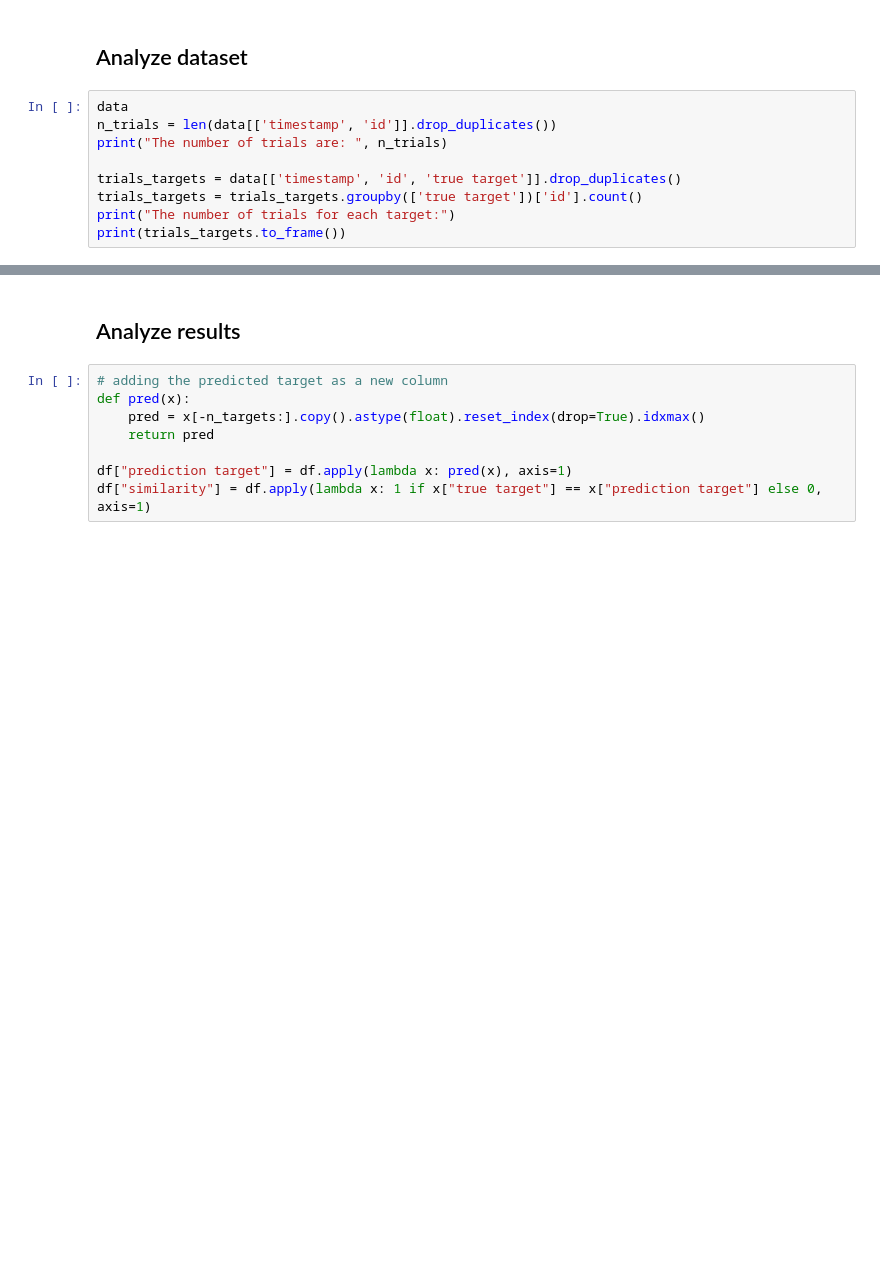
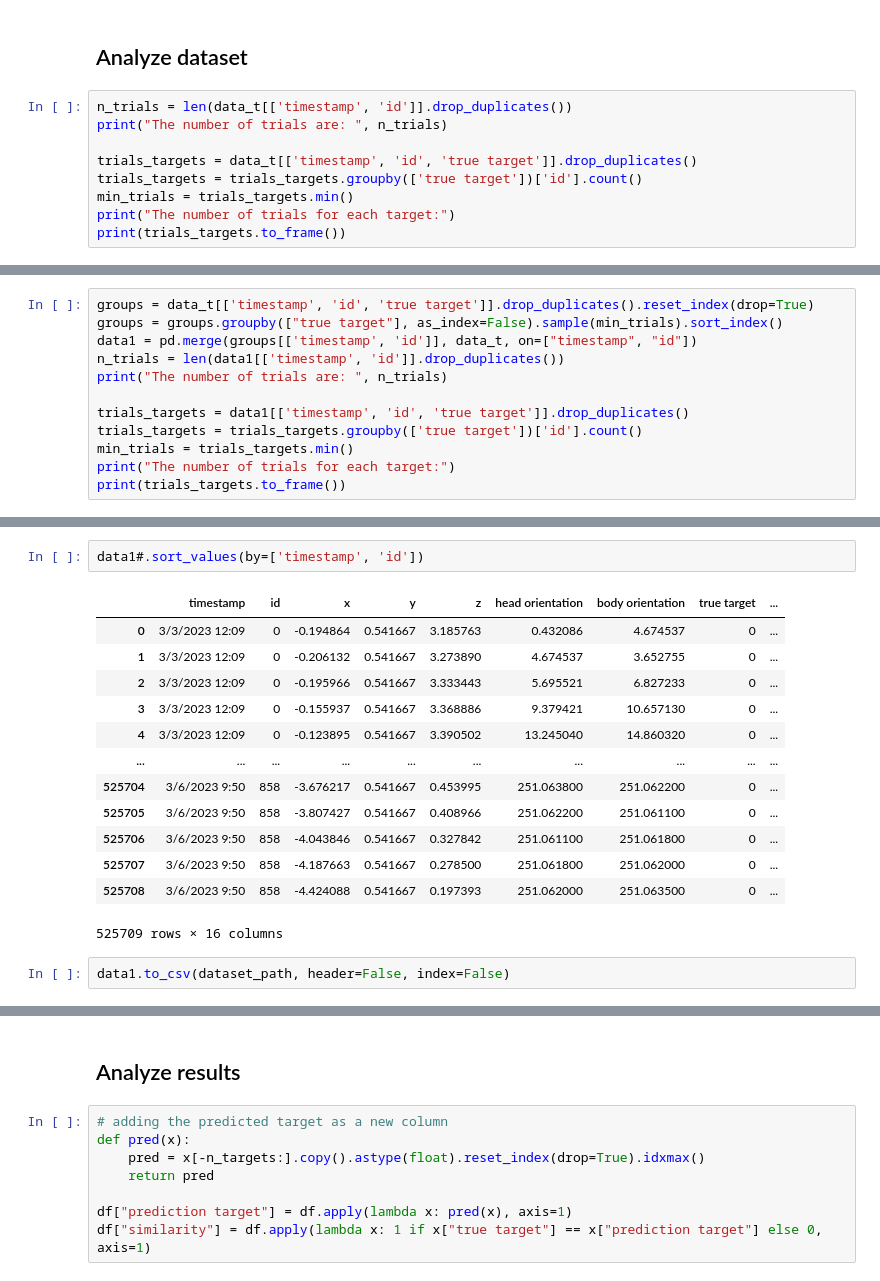
Before and after one commit to shokoofehv/Anticipatory-Indicators-of-Human-Walking-Motion, a Jupyter notebook: Assets/Scripts/test.ipynb, the cells around one changed output, grey strips where cells are left out. Cells and saved outputs as stored; diff of their text form; blank space fills up the shorter version.

```diff
--- a/Assets/Scripts/test.ipynb
+++ b/Assets/Scripts/test.ipynb
@@ -37,12 +40,12 @@ data = pd.read_csv(dataset_path, header=None, names=names)
 # %% [markdown]
 ## Analyze dataset
 # %%
-data
-n_trials = len(data[['timestamp', 'id']].drop_duplicates())
+n_trials = len(data_t[['timestamp', 'id']].drop_duplicates())
 print("The number of trials are: ", n_trials)
 
-trials_targets = data[['timestamp', 'id', 'true target']].drop_duplicates()
+trials_targets = data_t[['timestamp', 'id', 'true target']].drop_duplicates()
 trials_targets = trials_targets.groupby(['true target'])['id'].count()
+min_trials = trials_targets.min()
 print("The number of trials for each target:")
 print(trials_targets.to_frame())
 # %% [output]
@@ -60,0 +64,12 @@ true target
+# %%
+groups = data_t[['timestamp', 'id', 'true target']].drop_duplicates().reset_index(drop=True)
+groups = groups.groupby(["true target"], as_index=False).sample(min_trials).sort_index()
+data1 = pd.merge(groups[['timestamp', 'id']], data_t, on=["timestamp", "id"])
+n_trials = len(data1[['timestamp', 'id']].drop_duplicates())
+print("The number of trials are: ", n_trials)
+
+trials_targets = data1[['timestamp', 'id', 'true target']].drop_duplicates()
+trials_targets = trials_targets.groupby(['true target'])['id'].count()
+min_trials = trials_targets.min()
+print("The number of trials for each target:")
+print(trials_targets.to_frame())
@@ -60,0 +89,18 @@ true target
+# %%
+data1#.sort_values(by=['timestamp', 'id'])
+# %% [output]
+|  | timestamp | id | x | y | z | head orientation | body orientation | true target | ... |
+| 0 | 3/3/2023 12:09 | 0 | -0.194864 | 0.541667 | 3.185763 | 0.432086 | 4.674537 | 0 | ... |
+| 1 | 3/3/2023 12:09 | 0 | -0.206132 | 0.541667 | 3.273890 | 4.674537 | 3.652755 | 0 | ... |
+| 2 | 3/3/2023 12:09 | 0 | -0.195966 | 0.541667 | 3.333443 | 5.695521 | 6.827233 | 0 | ... |
+| 3 | 3/3/2023 12:09 | 0 | -0.155937 | 0.541667 | 3.368886 | 9.379421 | 10.657130 | 0 | ... |
+| 4 | 3/3/2023 12:09 | 0 | -0.123895 | 0.541667 | 3.390502 | 13.245040 | 14.860320 | 0 | ... |
+| ... | ... | ... | ... | ... | ... | ... | ... | ... | ... |
+| 525704 | 3/6/2023 9:50 | 858 | -3.676217 | 0.541667 | 0.453995 | 251.063800 | 251.062200 | 0 | ... |
+| 525705 | 3/6/2023 9:50 | 858 | -3.807427 | 0.541667 | 0.408966 | 251.062200 | 251.061100 | 0 | ... |
+| 525706 | 3/6/2023 9:50 | 858 | -4.043846 | 0.541667 | 0.327842 | 251.061100 | 251.061800 | 0 | ... |
+| 525707 | 3/6/2023 9:50 | 858 | -4.187663 | 0.541667 | 0.278500 | 251.061800 | 251.062000 | 0 | ... |
+| 525708 | 3/6/2023 9:50 | 858 | -4.424088 | 0.541667 | 0.197393 | 251.062000 | 251.063500 | 0 | ... |
+525709 rows × 16 columns
+# %%
+data1.to_csv(dataset_path, header=False, index=False)
```
Also changed, not shown: parts of 11 cells of this notebook, 9 other files.
